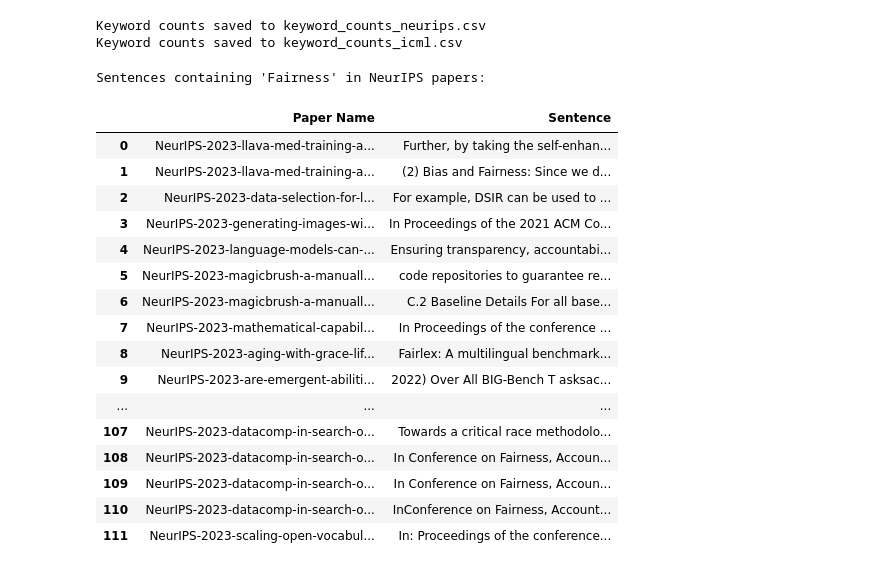
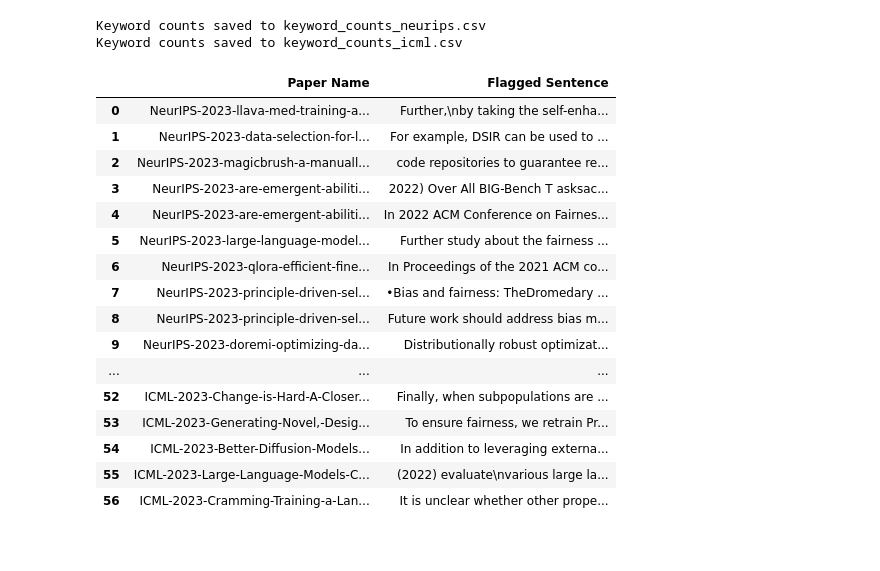
Before and after one commit to IsabelKurth/values-in-ml-research, a Jupyter notebook: value_extraction.ipynb, the cells around one changed output. Saved outputs shown, nothing was run; the diff lists cells and outputs as text; code cells hidden in the pictures.

```diff
--- a/value_extraction.ipynb
+++ b/value_extraction.ipynb
@@ -175,42 +168,60 @@ pd.set_option('display.max_columns', None)  # Show all columns
 pd.set_option('display.max_colwidth', None)  # Show full content of each cell
 pd.set_option('display.expand_frame_repr', False)  # Prevent line wrapping
 # %%
+# Define the keyword to search for
 keyword_to_search = "Fairness"  # Replace with the keyword you want to search for
 
-results_neurips = []
+# Initialize lists to store results
+paper_names = []
+flagged_sentences = []
 
+# Process NeurIPS papers
 if keyword_to_search in sentences_neurips:
-    print(f"\nSentences containing '{keyword_to_search}' in NeurIPS papers:")
     for filename in os.listdir("Paper Neurips"):
         if filename.endswith(".pdf"):
             pdf_path = os.path.join("Paper Neurips", filename)
-            section_texts = extract_sections(pdf_path, sections_of_interest)
-            keyword_counts, keyword_sentences = count_keywords(section_texts, keywords, [keyword_to_search])
+            text = extract_text_excluding_references(pdf_path)
+            keyword_counts, keyword_sentences = count_keywords(text, [[keyword_to_search]])
             if keyword_to_search in keyword_sentences:
                 for sentence in keyword_sentences[keyword_to_search]:
-                    results_neurips.append([filename, sentence])
-else:
-    print(f"No sentences found for the keyword '{keyword_to_search}' in NeurIPS papers.")
+                    paper_names.append(filename)
+                    flagged_sentences.append(sentence)
+
+# Process ICML papers
+if keyword_to_search in sentences_icml:
+    for filename in os.listdir("Paper ICML"):
+        if filename.endswith(".pdf"):
+            pdf_path = os.path.join("Paper ICML", filename)
+            text = extract_text_excluding_references(pdf_path)
+            keyword_counts, keyword_sentences = count_keywords(text, [[keyword_to_search]])
+            if keyword_to_search in keyword_sentences:
+                for sentence in keyword_sentences[keyword_to_search]:
+                    paper_names.append(filename)
+                    flagged_sentences.append(sentence)
 
 # Create a DataFrame to store the results
-df_results = pd.DataFrame(results_neurips, columns=["Paper Name", "Sentence"])
-display(df_results)
+df_flagged_sentences = pd.DataFrame({
+    "Paper Name": paper_names,
+    "Flagged Sentence": flagged_sentences
+})
+
+# Display the DataFrame
+display(df_flagged_sentences)
 # %% [output]
-Sentences containing 'Fairness' in NeurIPS papers:
-|  | Paper Name | Sentence |
-| 0 | NeurIPS-2023-llava-med-training-a... | Further, by taking the self-enhan... |
-| 1 | NeurIPS-2023-llava-med-training-a... | (2) Bias and Fairness: Since we d... |
-| 2 | NeurIPS-2023-data-selection-for-l... | For example, DSIR can be used to ... |
-| 3 | NeurIPS-2023-generating-images-wi... | In Proceedings of the 2021 ACM Co... |
-| 4 | NeurIPS-2023-language-models-can-... | Ensuring transparency, accountabi... |
-| 5 | NeurIPS-2023-magicbrush-a-manuall... | code repositories to guarantee re... |
-| 6 | NeurIPS-2023-magicbrush-a-manuall... | C.2 Baseline Details For all base... |
-| 7 | NeurIPS-2023-mathematical-capabil... | In Proceedings of the conference ... |
-| 8 | NeurIPS-2023-aging-with-grace-lif... | Fairlex: A multilingual benchmark... |
-| 9 | NeurIPS-2023-are-emergent-abiliti... | 2022) Over All BIG-Bench T asksac... |
+|  | Paper Name | Flagged Sentence |
+| 0 | NeurIPS-2023-llava-med-training-a... | Further,\nby taking the self-enha... |
+| 1 | NeurIPS-2023-data-selection-for-l... | For example, DSIR can be used to ... |
+| 2 | NeurIPS-2023-magicbrush-a-manuall... | code repositories to guarantee re... |
+| 3 | NeurIPS-2023-are-emergent-abiliti... | 2022) Over All BIG-Bench T asksac... |
+| 4 | NeurIPS-2023-are-emergent-abiliti... | In 2022 ACM Conference on Fairnes... |
+| 5 | NeurIPS-2023-large-language-model... | Further study about the fairness ... |
+| 6 | NeurIPS-2023-qlora-efficient-fine... | In Proceedings of the 2021 ACM co... |
+| 7 | NeurIPS-2023-principle-driven-sel... | •Bias and fairness: TheDromedary ... |
+| 8 | NeurIPS-2023-principle-driven-sel... | Future work should address bias m... |
+| 9 | NeurIPS-2023-doremi-optimizing-da... | Distributionally robust optimizat... |
 | ... | ... | ... |
-| 107 | NeurIPS-2023-datacomp-in-search-o... | Towards a critical race methodolo... |
-| 108 | NeurIPS-2023-datacomp-in-search-o... | In Conference on Fairness, Accoun... |
-| 109 | NeurIPS-2023-datacomp-in-search-o... | In Conference on Fairness, Accoun... |
-| 110 | NeurIPS-2023-datacomp-in-search-o... | InConference on Fairness, Account... |
-| 111 | NeurIPS-2023-scaling-open-vocabul... | In: Proceedings of the conference... |
+| 52 | ICML-2023-Change-is-Hard-A-Closer... | Finally, when subpopulations are ... |
+| 53 | ICML-2023-Generating-Novel,-Desig... | To ensure fairness, we retrain Pr... |
+| 54 | ICML-2023-Better-Diffusion-Models... | In addition to leveraging externa... |
+| 55 | ICML-2023-Large-Language-Models-C... | (2022) evaluate\nvarious large la... |
+| 56 | ICML-2023-Cramming-Training-a-Lan... | It is unclear whether other prope... |
```
Also changed, not shown: parts of 6 cells of this notebook, 22 other files.
